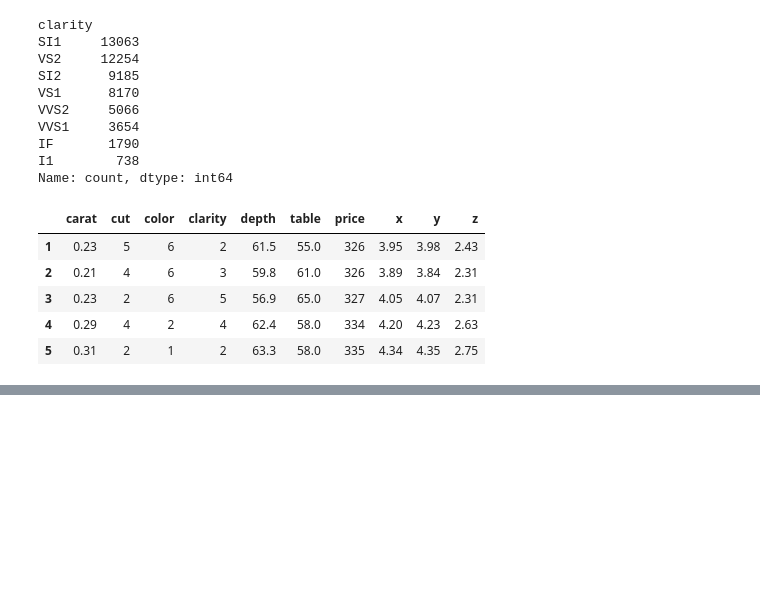
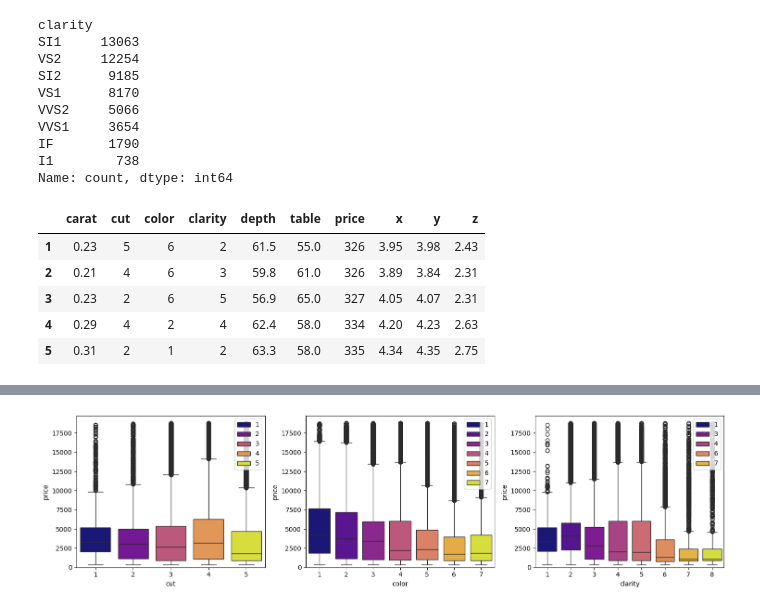
Before and after one commit to QuachGHuy/polynomial-ridge-regression-diamond-prices, a Jupyter notebook: notebook/experiment.ipynb, the cells around one changed output, grey strips where cells are left out. Saved outputs shown, nothing was run; the diff lists cells and outputs as text; code cells hidden in the pictures; blank space fills up the shorter version.

```diff
--- a/notebook/experiment.ipynb
+++ b/notebook/experiment.ipynb
@@ -153,0 +199,21 @@ df.head(5)
+# %%
+categorical_features = ["cut", "color", "clarity"]
+
+n_col = 3
+n_row = 1
+
+plt.figure(figsize=(5 * n_col, 4* n_row))
+
+max_y_limit = df["price"].max() * 1.05
+
+for index, feature in enumerate(categorical_features):
+    plt.subplot(n_row, n_col, index + 1)
+    sns.boxplot(data=df, x=feature, y="price", hue=feature, palette="plasma")
+
+    plt.ylim(0, max_y_limit)
+    plt.legend(loc="upper right")
+
+plt.tight_layout()
+plt.show()
+# %% [output]
+[figure, added]
```
Also changed, not shown: parts of 10 cells of this notebook.
